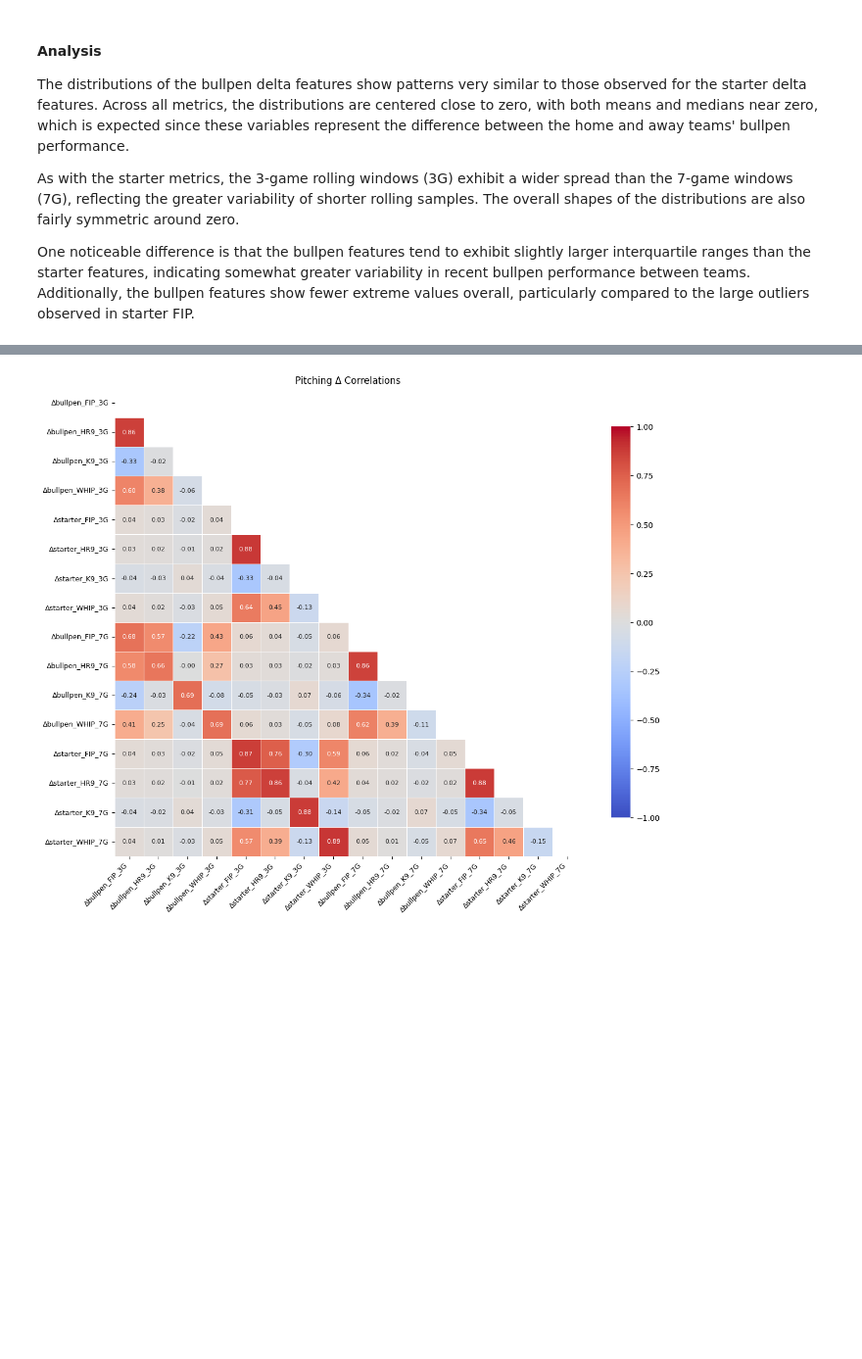
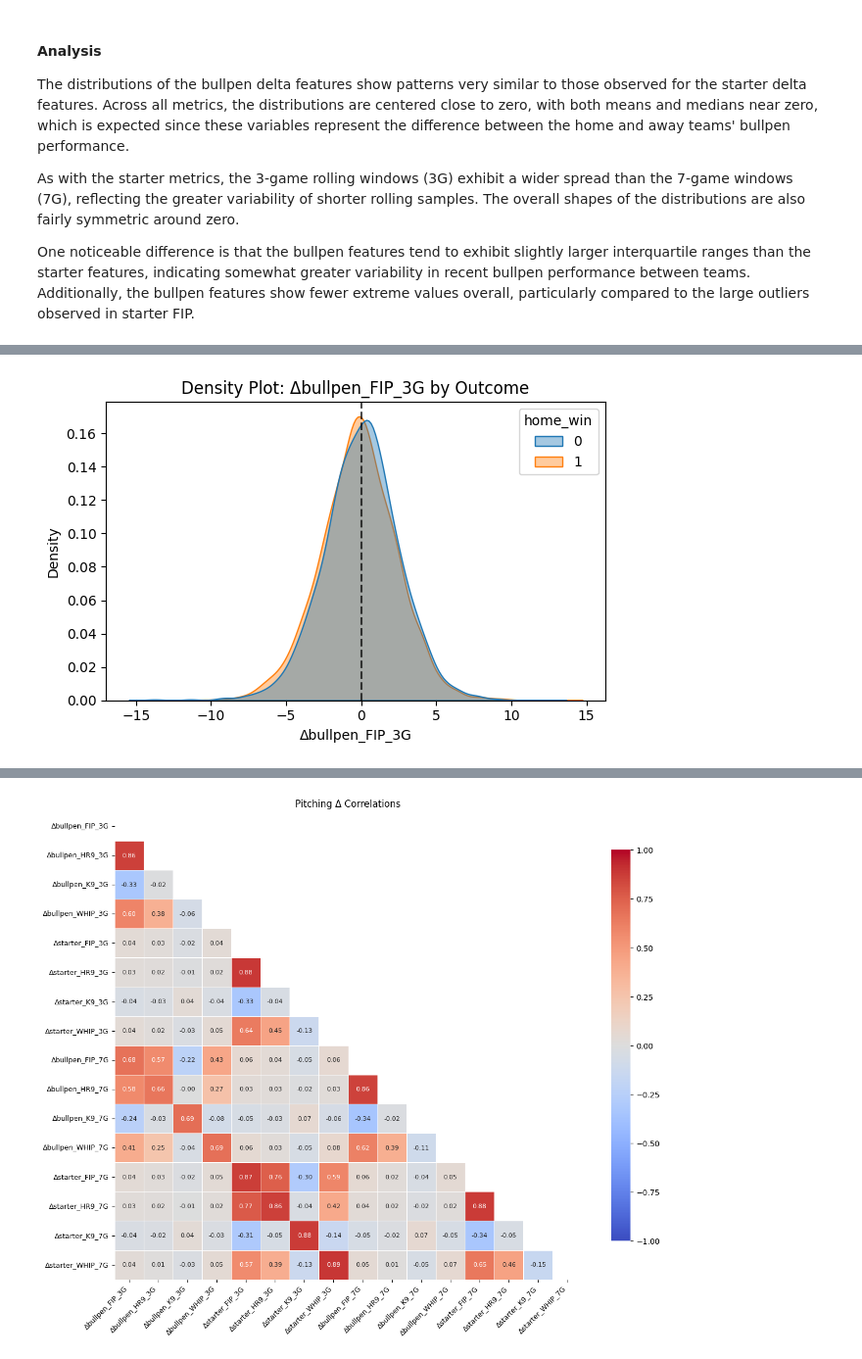
Before and after one commit to Sam-Gartenstein/mlb-win-prediction, a Jupyter notebook: Exploratory Data Analysis.ipynb, the cells around one changed output, grey strips where cells are left out. Shown at 98% size. Cells and saved outputs as stored; diff of their text form; code cells hidden in the pictures; blank space fills up the shorter version.

```diff
--- a/Exploratory Data Analysis.ipynb
+++ b/Exploratory Data Analysis.ipynb
@@ -243,0 +367,7 @@ Overall, these patterns closely mirror those observed in the starter delta featu
+# %%
+plot_delta_density_by_outcome(
+    game_level_features,
+    like="Δbullpen_"
+)
+# %% [output]
+[figure, added]
```
Also changed, not shown: parts of 77 cells of this notebook.
